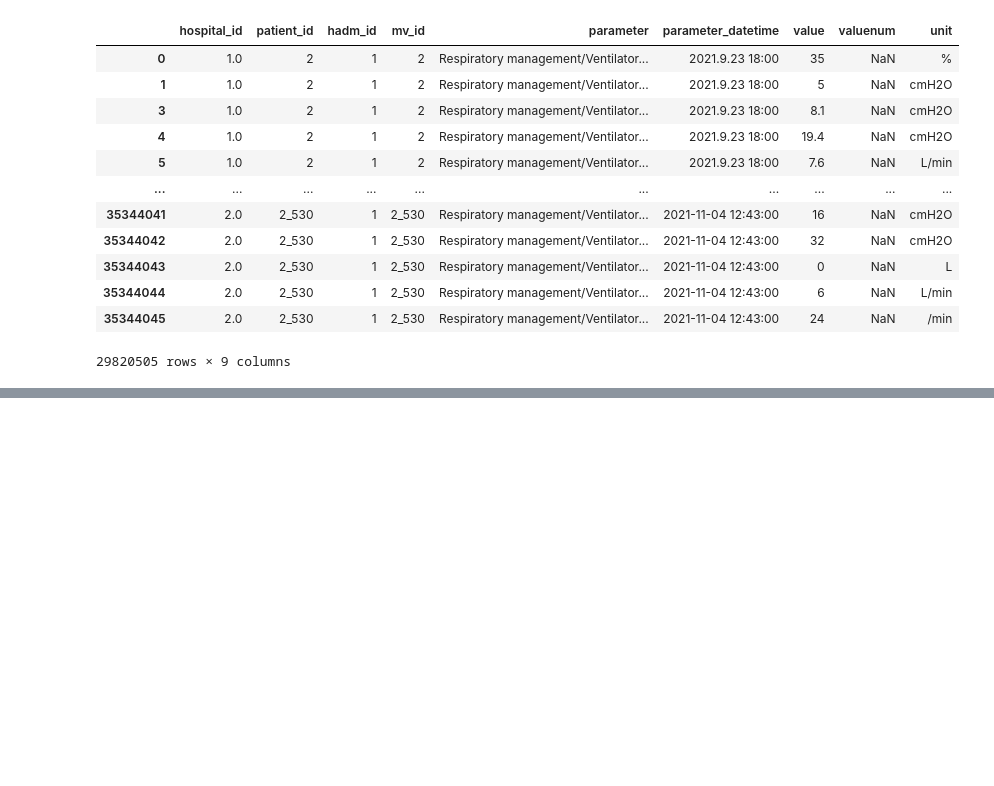
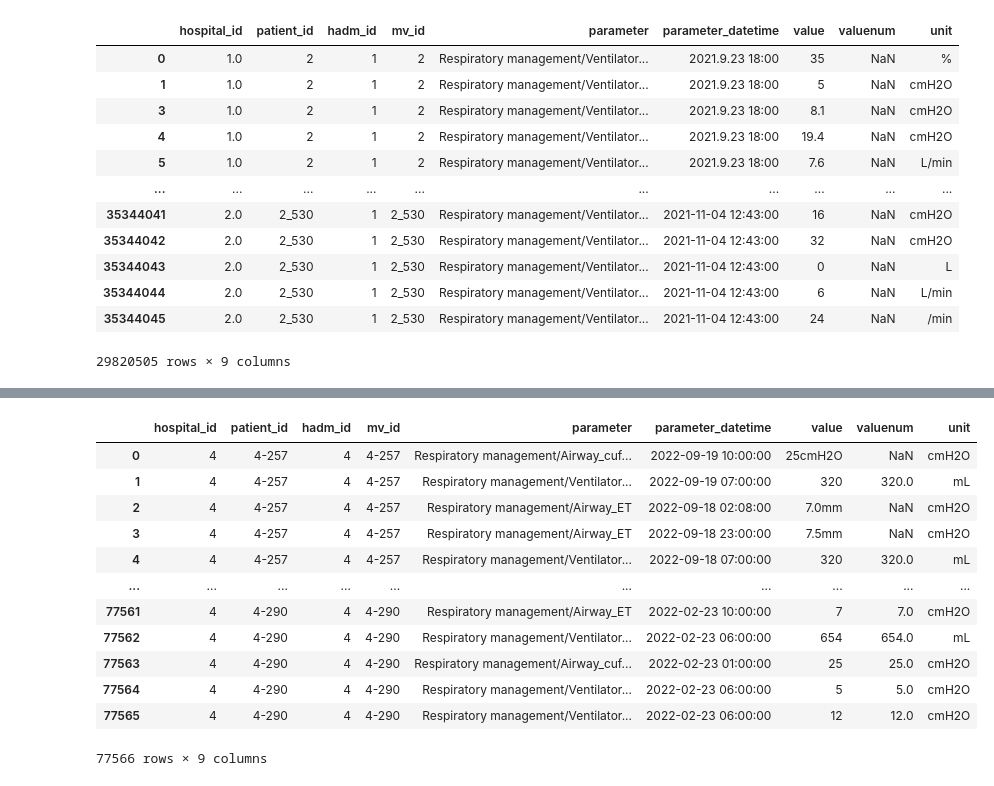
Before and after one commit to skjangbudon/nia_vent_weaning, a Jupyter notebook: notebook/data_preprocess_final.ipynb, the cells around one changed output, grey strips where cells are left out. Drawn from its saved outputs; the diff is of its cells as text; code cells hidden in the pictures; blank space fills up the shorter version.

```diff
--- a/notebook/data_preprocess_final.ipynb
+++ b/notebook/data_preprocess_final.ipynb
@@ -1417,0 +1469,29 @@ aj_snu
+# %%
+# Change YS ventilator_param
+ys.loc[ys.parameter=='Respiratory management/Ventilator_PIP(Pt)', 'parameter'] = 'Respiratory management/Ventilator_Peak inspiratory pressure(Pt)'              # 1
+ys.loc[ys.parameter=='Respiratory management/Ventilator_Vt(Pt)', 'parameter'] = 'Respiratory management/Ventilator_Tidal volume(Pt)'                            # 2
+ys.loc[ys.parameter=='Respiratory management/Ventilator_IP(Setting)', 'parameter'] = 'Respiratory management/Ventilator_Inspiratory pressure(setting)'          # 3
+ys.loc[ys.parameter=='Respiratory management/Ventilator_PEEP', 'parameter'] = 'Respiratory management/Ventilator_PEEP(setting)'                                 # 4
+ys.loc[ys.parameter=='Respiratory management/Ventilator 설정', 'parameter'] = 'Respiratory management/Ventilator mode(setting)'                                  # 5
+ys.loc[ys.parameter=='Respiratory management/Ventilator_Vt(setting)', 'parameter'] = 'Respiratory management/Ventilator_Tidal volume(setting)'                  # 6
+ys.loc[ys.parameter=='Respiratory management/Ventilator_Mv(Pt)', 'parameter'] = 'Respiratory management/Ventilator_Minute ventilation(Pt)'                      # 7
+ys.loc[ys.parameter=='Respiratory management/Ventilator_RR(Setting)', 'parameter'] = 'Respiratory management/Ventilator_Respiratory rate(Setting)'              # 8
+ys.loc[ys.parameter=='Respiratory management/Ventilator_PSV(Setting)', 'parameter'] = 'Respiratory management/Ventilator_PSV(setting)'                          # 9
+ys.loc[ys.parameter=='Respiratory management/Ventilator_Plateau Pressure', 'parameter'] = 'Respiratory management/Ventilator_Plateau Pressure(Pt)'              # 10
+ys.loc[ys.parameter=='Respiratory management/Ventilator_RR(Pt)', 'parameter'] = 'Respiratory management/Ventilator_Respiratory rate(Pt)'                        # 11
+# %%
+ys
+# %% [output]
+|  | hospital_id | patient_id | hadm_id | mv_id | parameter | parameter_datetime | value | valuenum | unit |
+| 0 | 4 | 4-257 | 4 | 4-257 | Respiratory management/Airway_cuf... | 2022-09-19 10:00:00 | 25cmH2O | NaN | cmH2O |
+| 1 | 4 | 4-257 | 4 | 4-257 | Respiratory management/Ventilator... | 2022-09-19 07:00:00 | 320 | 320.0 | mL |
+| 2 | 4 | 4-257 | 4 | 4-257 | Respiratory management/Airway_ET | 2022-09-18 02:08:00 | 7.0mm | NaN | cmH2O |
+| 3 | 4 | 4-257 | 4 | 4-257 | Respiratory management/Airway_ET | 2022-09-18 23:00:00 | 7.5mm | NaN | cmH2O |
+| 4 | 4 | 4-257 | 4 | 4-257 | Respiratory management/Ventilator... | 2022-09-18 07:00:00 | 320 | 320.0 | mL |
+| ... | ... | ... | ... | ... | ... | ... | ... | ... | ... |
+| 77561 | 4 | 4-290 | 4 | 4-290 | Respiratory management/Airway_ET | 2022-02-23 10:00:00 | 7 | 7.0 | cmH2O |
+| 77562 | 4 | 4-290 | 4 | 4-290 | Respiratory management/Ventilator... | 2022-02-23 06:00:00 | 654 | 654.0 | mL |
+| 77563 | 4 | 4-290 | 4 | 4-290 | Respiratory management/Airway_cuf... | 2022-02-23 01:00:00 | 25 | 25.0 | cmH2O |
+| 77564 | 4 | 4-290 | 4 | 4-290 | Respiratory management/Ventilator... | 2022-02-23 06:00:00 | 5 | 5.0 | cmH2O |
+| 77565 | 4 | 4-290 | 4 | 4-290 | Respiratory management/Ventilator... | 2022-02-23 06:00:00 | 12 | 12.0 | cmH2O |
+77566 rows × 9 columns
```
Also changed, not shown: parts of 12 cells of this notebook, 15 other files.
